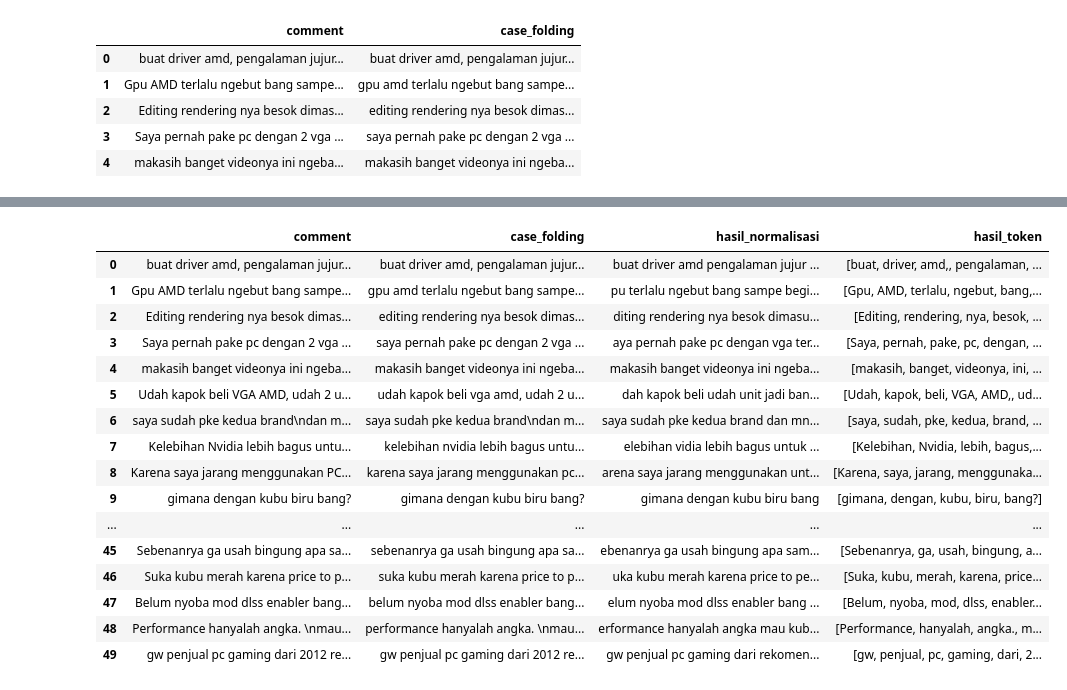
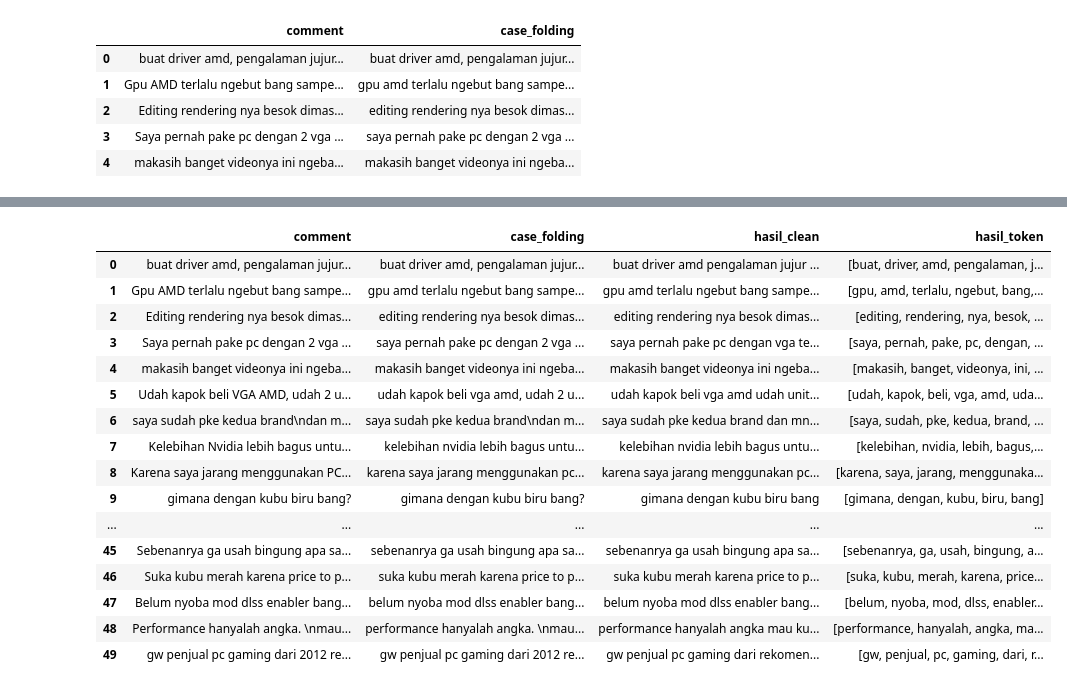
Before and after one commit to yoeda11/Ddd, a Jupyter notebook: As_new.ipynb, the cells around one changed output, grey strips where cells are left out. Saved outputs shown, nothing was run; the diff lists cells and outputs as text; code cells hidden in the pictures.

```diff
--- a/As_new.ipynb
+++ b/As_new.ipynb
@@ -81,6 +81,10 @@ def clean_text(text):
 
   return text
 
-yt["hasil_normalisasi"] = yt["comment"].apply(clean_text)
-yt.head()
+# script asli
+# yt["hasil_normalisasi"] = yt["comment"].apply(clean_text)
+# yt.head()
+
+yt["hasil_clean"] = yt["case_folding"].apply(clean_text)
+yt.head(50)
 # %% [output]
@@ -93,29 +108,33 @@ yt.head()
 # %%
 # Tokenization
 # Memecah kalimat menjadi kata-kata (token)
 # tokenized_commyt = yt["comment"].apply(lambda x: x.split())
 # tokenized_commyt.head(50)
 
-yt["hasil_token"] = yt["comment"].apply(lambda x: x.split())
+# script asli
+# yt["hasil_token"] = yt["comment"].apply(lambda x: x.split())
+# yt.head(50)
+
+yt["hasil_token"] = yt["hasil_clean"].apply(lambda x: x.split())
 yt.head(50)
 # %% [output]
-|  | comment | case_folding | hasil_normalisasi | hasil_token |
-| 0 | buat driver amd, pengalaman jujur... | buat driver amd, pengalaman jujur... | buat driver amd pengalaman jujur ... | [buat, driver, amd,, pengalaman, ... |
-| 1 | Gpu AMD terlalu ngebut bang sampe... | gpu amd terlalu ngebut bang sampe... | pu terlalu ngebut bang sampe begi... | [Gpu, AMD, terlalu, ngebut, bang,... |
-| 2 | Editing rendering nya besok dimas... | editing rendering nya besok dimas... | diting rendering nya besok dimasu... | [Editing, rendering, nya, besok, ... |
-| 3 | Saya pernah pake pc dengan 2 vga ... | saya pernah pake pc dengan 2 vga ... | aya pernah pake pc dengan vga ter... | [Saya, pernah, pake, pc, dengan, ... |
+|  | comment | case_folding | hasil_clean | hasil_token |
+| 0 | buat driver amd, pengalaman jujur... | buat driver amd, pengalaman jujur... | buat driver amd pengalaman jujur ... | [buat, driver, amd, pengalaman, j... |
+| 1 | Gpu AMD terlalu ngebut bang sampe... | gpu amd terlalu ngebut bang sampe... | gpu amd terlalu ngebut bang sampe... | [gpu, amd, terlalu, ngebut, bang,... |
+| 2 | Editing rendering nya besok dimas... | editing rendering nya besok dimas... | editing rendering nya besok dimas... | [editing, rendering, nya, besok, ... |
+| 3 | Saya pernah pake pc dengan 2 vga ... | saya pernah pake pc dengan 2 vga ... | saya pernah pake pc dengan vga te... | [saya, pernah, pake, pc, dengan, ... |
 | 4 | makasih banget videonya ini ngeba... | makasih banget videonya ini ngeba... | makasih banget videonya ini ngeba... | [makasih, banget, videonya, ini, ... |
-| 5 | Udah kapok beli VGA AMD, udah 2 u... | udah kapok beli vga amd, udah 2 u... | dah kapok beli udah unit jadi ban... | [Udah, kapok, beli, VGA, AMD,, ud... |
+| 5 | Udah kapok beli VGA AMD, udah 2 u... | udah kapok beli vga amd, udah 2 u... | udah kapok beli vga amd udah unit... | [udah, kapok, beli, vga, amd, uda... |
 | 6 | saya sudah pke kedua brand\ndan m... | saya sudah pke kedua brand\ndan m... | saya sudah pke kedua brand dan mn... | [saya, sudah, pke, kedua, brand, ... |
-| 7 | Kelebihan Nvidia lebih bagus untu... | kelebihan nvidia lebih bagus untu... | elebihan vidia lebih bagus untuk ... | [Kelebihan, Nvidia, lebih, bagus,... |
-| 8 | Karena saya jarang menggunakan PC... | karena saya jarang menggunakan pc... | arena saya jarang menggunakan unt... | [Karena, saya, jarang, menggunaka... |
-| 9 | gimana dengan kubu biru bang? | gimana dengan kubu biru bang? | gimana dengan kubu biru bang | [gimana, dengan, kubu, biru, bang?] |
+| 7 | Kelebihan Nvidia lebih bagus untu... | kelebihan nvidia lebih bagus untu... | kelebihan nvidia lebih bagus untu... | [kelebihan, nvidia, lebih, bagus,... |
+| 8 | Karena saya jarang menggunakan PC... | karena saya jarang menggunakan pc... | karena saya jarang menggunakan pc... | [karena, saya, jarang, menggunaka... |
+| 9 | gimana dengan kubu biru bang? | gimana dengan kubu biru bang? | gimana dengan kubu biru bang | [gimana, dengan, kubu, biru, bang] |
 | ... | ... | ... | ... | ... |
-| 45 | Sebenanrya ga usah bingung apa sa... | sebenanrya ga usah bingung apa sa... | ebenanrya ga usah bingung apa sam... | [Sebenanrya, ga, usah, bingung, a... |
-| 46 | Suka kubu merah karena price to p... | suka kubu merah karena price to p... | uka kubu merah karena price to pe... | [Suka, kubu, merah, karena, price... |
-| 47 | Belum nyoba mod dlss enabler bang... | belum nyoba mod dlss enabler bang... | elum nyoba mod dlss enabler bang ... | [Belum, nyoba, mod, dlss, enabler... |
-| 48 | Performance hanyalah angka. \nmau... | performance hanyalah angka. \nmau... | erformance hanyalah angka mau kub... | [Performance, hanyalah, angka., m... |
-| 49 | gw penjual pc gaming dari 2012 re... | gw penjual pc gaming dari 2012 re... | gw penjual pc gaming dari rekomen... | [gw, penjual, pc, gaming, dari, 2... |
+| 45 | Sebenanrya ga usah bingung apa sa... | sebenanrya ga usah bingung apa sa... | sebenanrya ga usah bingung apa sa... | [sebenanrya, ga, usah, bingung, a... |
+| 46 | Suka kubu merah karena price to p... | suka kubu merah karena price to p... | suka kubu merah karena price to p... | [suka, kubu, merah, karena, price... |
+| 47 | Belum nyoba mod dlss enabler bang... | belum nyoba mod dlss enabler bang... | belum nyoba mod dlss enabler bang... | [belum, nyoba, mod, dlss, enabler... |
+| 48 | Performance hanyalah angka. \nmau... | performance hanyalah angka. \nmau... | performance hanyalah angka mau ku... | [performance, hanyalah, angka, ma... |
+| 49 | gw penjual pc gaming dari 2012 re... | gw penjual pc gaming dari 2012 re... | gw penjual pc gaming dari rekomen... | [gw, penjual, pc, gaming, dari, r... |
 # %%
 # Normalization (Normalisasi Kata)
 # Mengubah kata tidak baku/slang menjadi baku
```
Also changed, not shown: parts of 6 cells of this notebook.
